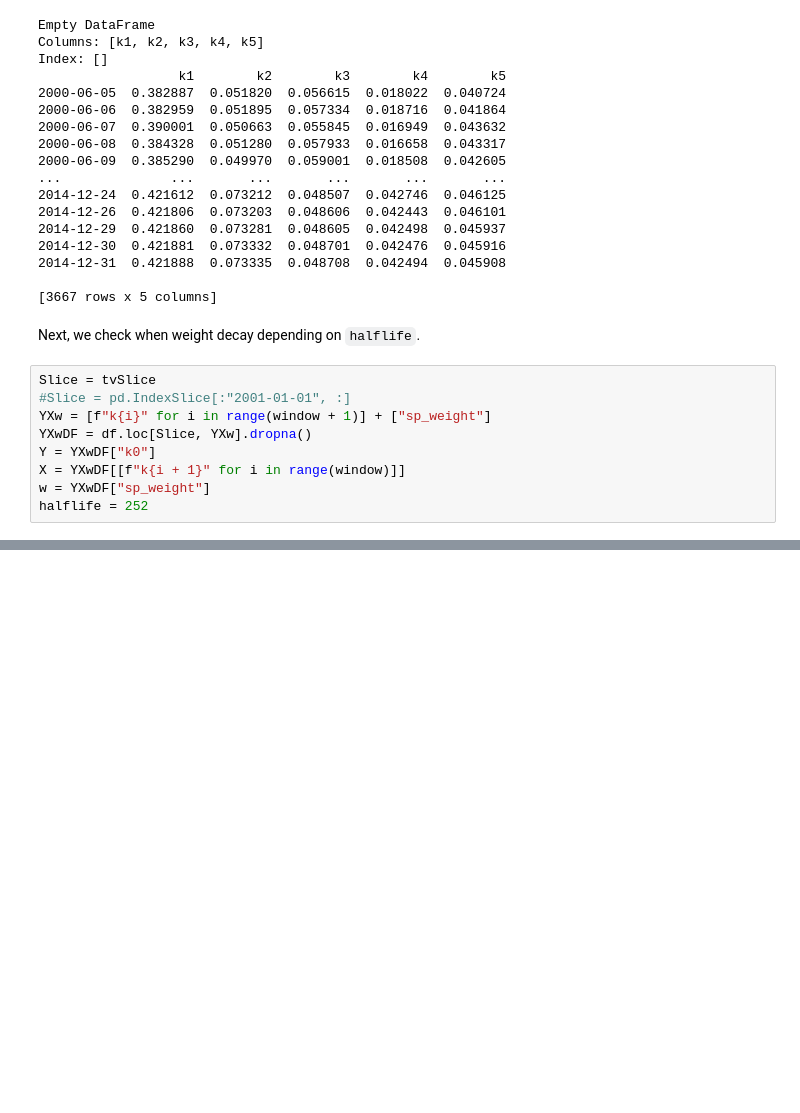
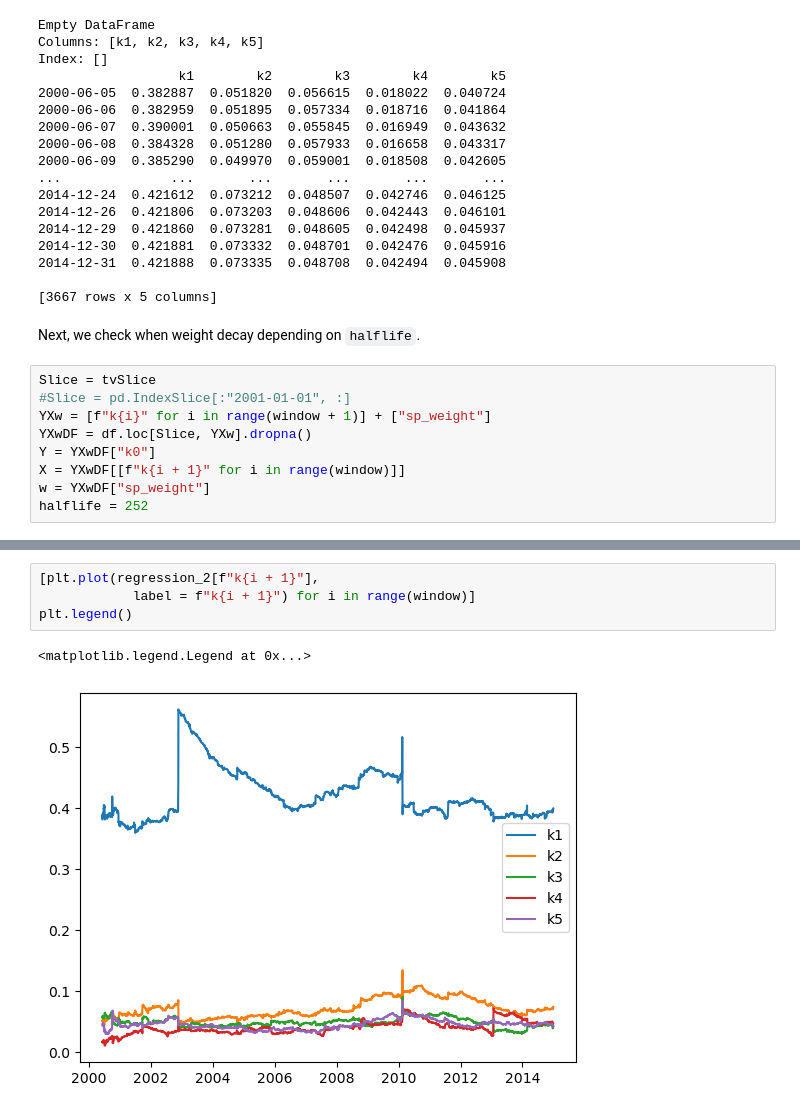
Before and after one commit to shadowquark/WLS_cpy, a Jupyter notebook: report.ipynb, the cells around one changed output, grey strips where cells are left out. Cells and saved outputs as stored; diff of their text form; blank space fills up the shorter version.

```diff
--- a/report.ipynb
+++ b/report.ipynb
@@ -454,0 +464,7 @@ Index: []
+# %%
+[plt.plot(regression_2[f"k{i + 1}"],
+            label = f"k{i + 1}") for i in range(window)]
+plt.legend()
+# %% [output]
+<matplotlib.legend.Legend at 0x...>
+[figure, added]
```
Also changed, not shown: parts of 9 cells of this notebook.
